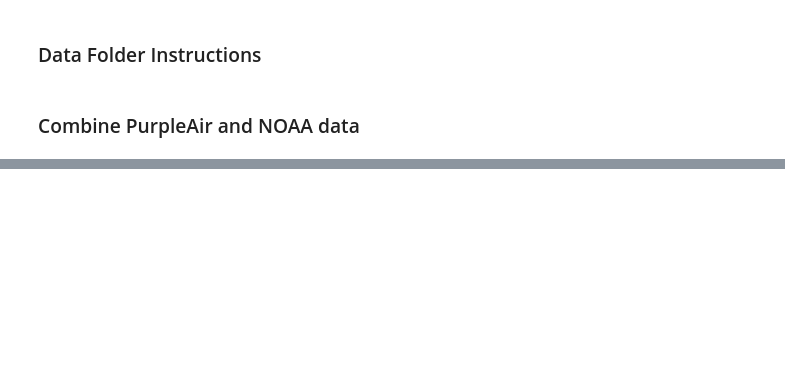
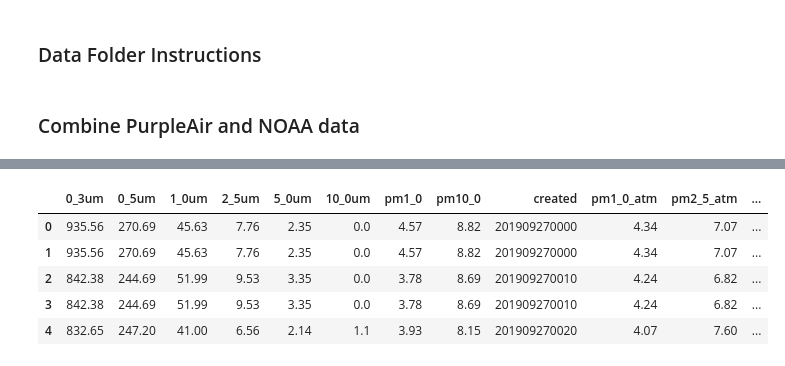
Before and after one commit to arnoldyb/air_pollution, a Jupyter notebook: SingleDayAnalysis/Combined_EDA.ipynb, the cells around one changed output, grey strips where cells are left out. Cells and saved outputs as stored; diff of their text form; code cells hidden in the pictures; blank space fills up the shorter version.

```diff
--- a/SingleDayAnalysis/Combined_EDA.ipynb
+++ b/SingleDayAnalysis/Combined_EDA.ipynb
@@ -117,0 +163,9 @@ Sep27_df.drop(['lat','lon'], axis=1, inplace=True)
+# %%
+combined_df.head()
+# %% [output]
+|  | 0_3um | 0_5um | 1_0um | 2_5um | 5_0um | 10_0um | pm1_0 | pm10_0 | created | pm1_0_atm | pm2_5_atm | ... |
+| 0 | 935.56 | 270.69 | 45.63 | 7.76 | 2.35 | 0.0 | 4.57 | 8.82 | 201909270000 | 4.34 | 7.07 | ... |
+| 1 | 935.56 | 270.69 | 45.63 | 7.76 | 2.35 | 0.0 | 4.57 | 8.82 | 201909270000 | 4.34 | 7.07 | ... |
+| 2 | 842.38 | 244.69 | 51.99 | 9.53 | 3.35 | 0.0 | 3.78 | 8.69 | 201909270010 | 4.24 | 6.82 | ... |
+| 3 | 842.38 | 244.69 | 51.99 | 9.53 | 3.35 | 0.0 | 3.78 | 8.69 | 201909270010 | 4.24 | 6.82 | ... |
+| 4 | 832.65 | 247.20 | 41.00 | 6.56 | 2.14 | 1.1 | 3.93 | 8.15 | 201909270020 | 4.07 | 7.60 | ... |
```
Also changed, not shown: parts of 28 cells of this notebook, 4 other files.
